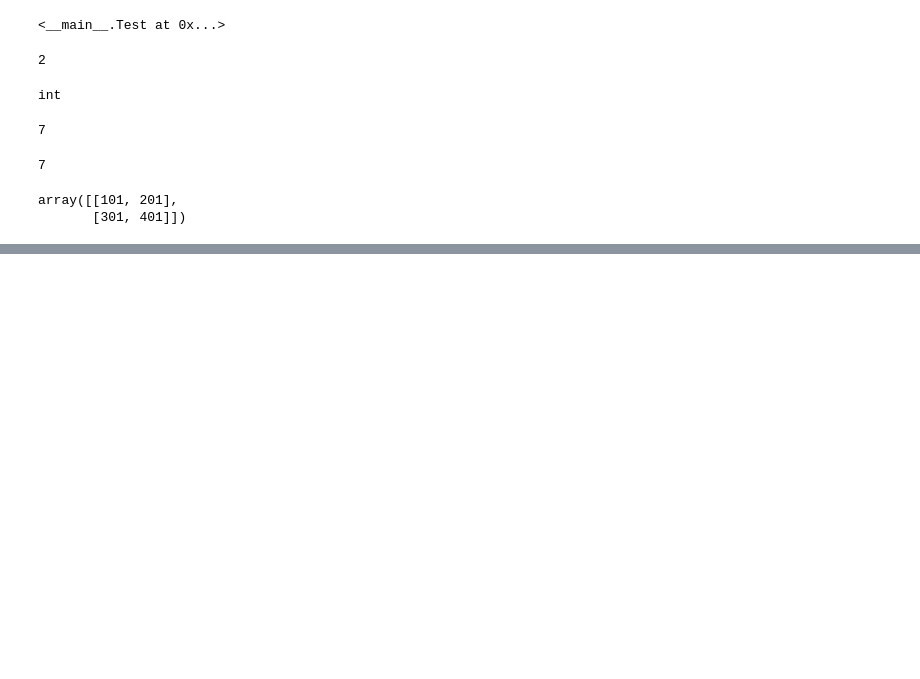
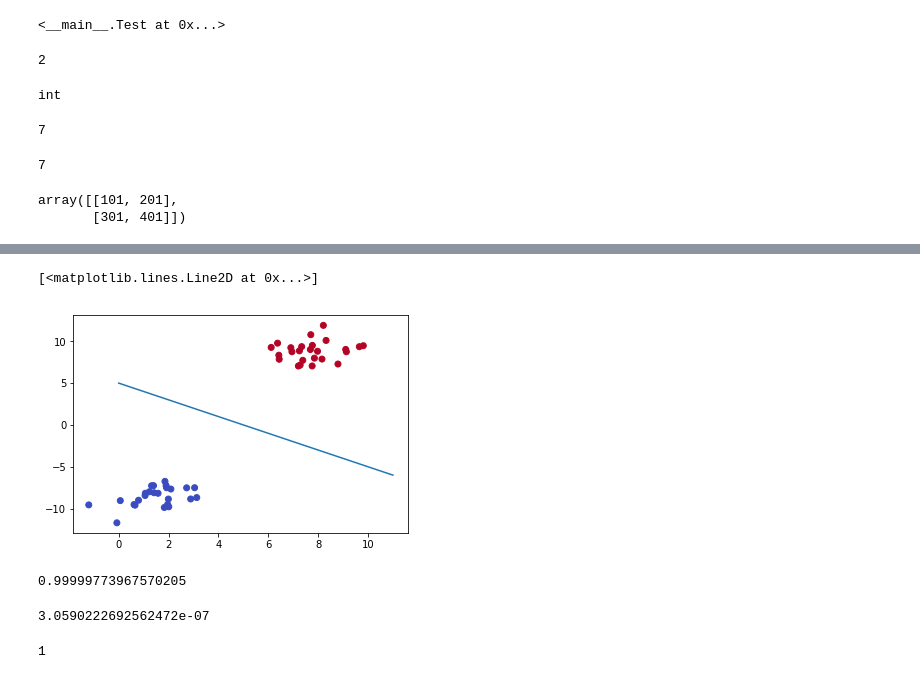
Before and after one commit to jinilcs/tfdeeplearning, a Jupyter notebook: manual_neural_network.ipynb, the cells around one changed output, grey strips where cells are left out. Cells and saved outputs as stored; diff of their text form; code cells hidden in the pictures; blank space fills up the shorter version.

```diff
--- a/manual_neural_network.ipynb
+++ b/manual_neural_network.ipynb
@@ -170,0 +209,9 @@ array([[101, 201],
+# %%
+x = np.linspace(0, 11, 10)
+y = -x + 5
+# %%
+plt.scatter(features[:,0], features[:,1], c=labels, cmap='coolwarm')
+plt.plot(x, y)
+# %% [output]
+[<matplotlib.lines.Line2D at 0x...>]
+[figure, added]
@@ -170,0 +227,9 @@ array([[101, 201],
+# %%
+sess = Session()
+sess.run(operation=a, feed_dict={x:[8,10]})
+# %% [output]
+0.99999773967570205
+# %%
+sess.run(operation=a, feed_dict={x:[0, -10]})
+# %% [output]
+3.0590222692562472e-07
@@ -170,0 +240,4 @@ array([[101, 201],
+# %%
+predict(sess, [0,10])
+# %% [output]
+1
```
Also changed, not shown: parts of 16 cells of this notebook.
